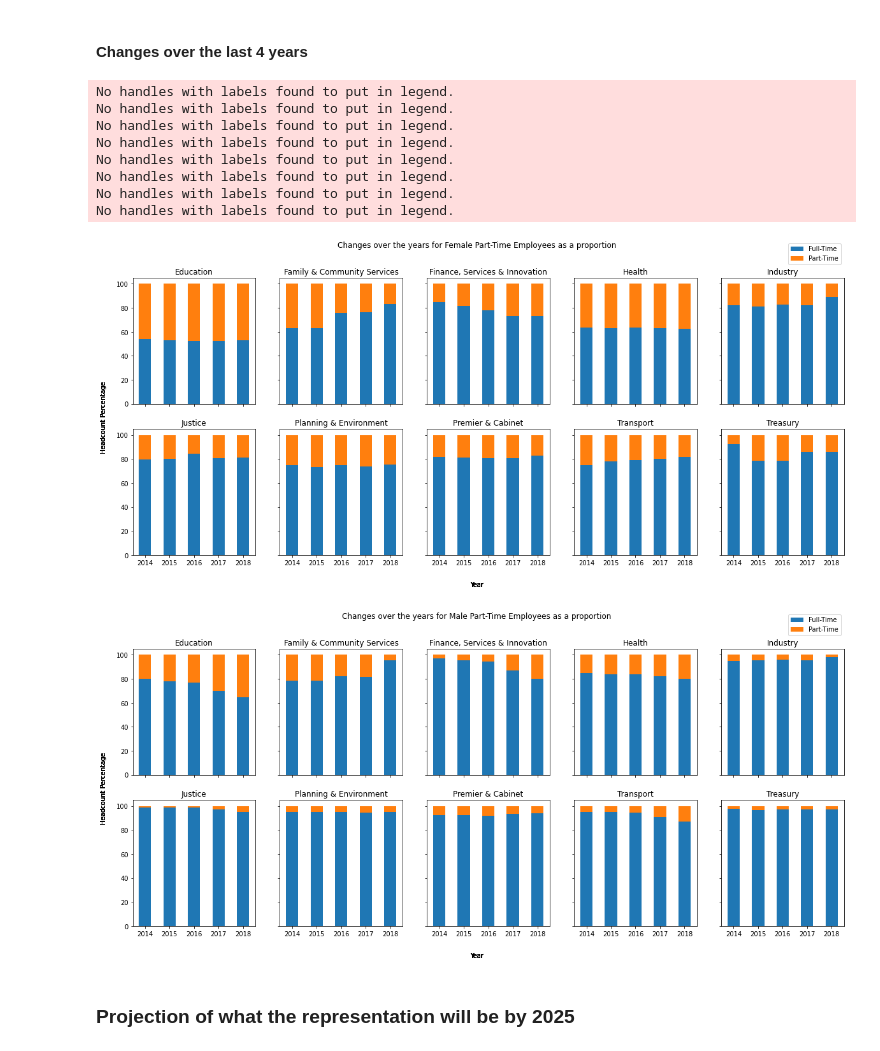
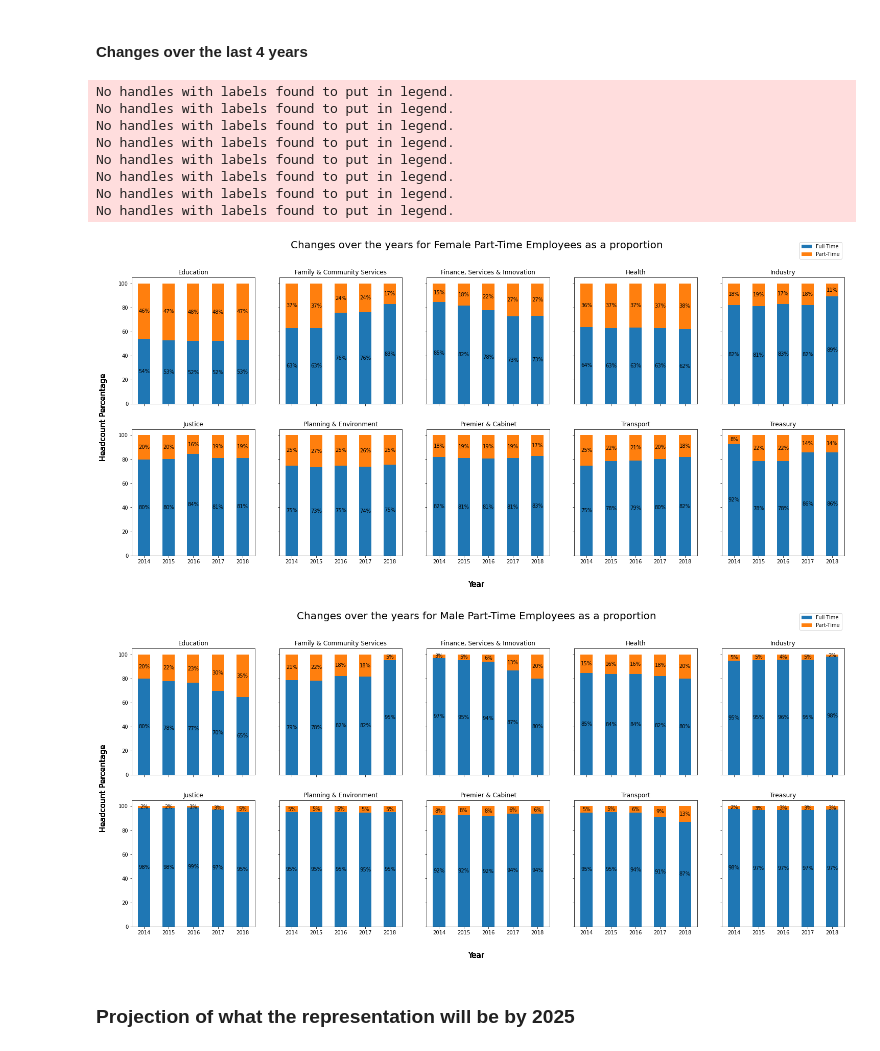
Before and after one commit to reubenbf/virtual-intern-trial, a Jupyter notebook: NSW-Government/NSW_Gov_Data_Analysis.ipynb, the cells around one changed output. Cells and saved outputs as stored; diff of their text form; code cells hidden in the pictures.

```diff
--- a/NSW-Government/NSW_Gov_Data_Analysis.ipynb
+++ b/NSW-Government/NSW_Gov_Data_Analysis.ipynb
@@ -29,5 +35,5 @@ Required Microsoft Excel data file
 # %%
-wf_data = pd.read_excel('data.xlsx', header=[0,1,2], sheet_name='PT & FT Data Table')
+wf_data = pd.read_excel('data_analysis.xlsx', header=[0,1,2], sheet_name='PT & FT Data Table')
 wf_data.rename(columns={'Unnamed: 0_level_0':'','Unnamed: 0_level_1':'','Unnamed: 1_level_0':'','Unnamed: 1_level_1':''}, inplace=True)
 wf_data
 # %% [output]
@@ -176,0 +191,7 @@ wf_prop_sec.Female.plot.barh(stacked=True)
+# %%
+wf_prop_sec = wf_data.loc[92].groupby(level=[2,1]).sum().to_frame().T[['Male','Female']].reset_index(drop=True)
+temp = []
+for col in wf_prop_sec.columns.levels[0][-2:]:
+  temp.append(wf_prop_sec[col].apply(lambda r: r/r.sum()*100, axis=1).values.flatten().tolist())
+
+wf_prop_sec.loc[1]= sum(temp,[])
@@ -184,15 +221,15 @@ for col in temp.columns.levels[0]:
 wf_prop*=100
 # %%
 c = ["#006D2C","#74C476"]
-fig, ax = plt.subplots(1, 2,figsize=(20,8))
+
+ax = [None]*2
 for i, gen in enumerate(list(wf_prop.columns.levels[1])):
-  wf_prop.xs(gen, level=1, axis=1)[['Part-Time','Full-Time']].plot.bar(stacked=True, color=c, alpha=0.7, ax=ax[i], legend=False)
-
-ax[0].set_title("Male Part-Time Employees as a proportion", fontdict={'size':16})
-ax[1].set_title("Female Part-Time Employees as a proportion", fontdict={'size':16})
-
-ax[0].legend(bbox_to_anchor=(1, 1))
-
-for a in ax:
-  a.set_ylabel("Percentage")
+  ax[i] = wf_prop.xs(gen, level=1, axis=1)[['Part-Time','Full-Time']].plot.bar(stacked=True, color=c, alpha=0.7, ax=ax[i], legend=False, figsize=(11,6))
+  ax[i].set_title("{} Part-Time Employees as a proportion".format(gen), fontdict={'size':16})
+  ax[i].set_ylabel("Percentage")
+  for p in ax[i].patches:
+    width, height = p.get_width(), p.get_height()
+    x, y = p.get_xy()
+    ax[i].annotate('{}%'.format(int(round(height))), (x + 0.25, y + height/2),ha="center", va="center")
+  ax[i].legend(bbox_to_anchor=(1, 1))
 # %% [output]
@@ -209,28 +247,29 @@ wf_prop_yr*=100
 wf_prop_yr = wf_prop_yr.T.unstack(level=[2,1]).groupby(level=[1,0,2], axis=1).sum()
 # %%
 for i, gen in enumerate(list(wf_prop_yr.columns.levels[0])):
-  fig, ax = plt.subplots(2,5, figsize=(20,8),sharex=True, sharey=True)
+  fig, ax = plt.subplots(2,5, figsize=(25,10),sharex=True, sharey=True)
   ax = ax.flatten()
-  if i==0:
-    fig.suptitle("Changes over the years for Female Part-Time Employees as a proportion", fontdict={'size':20})
-  else:
-    fig.suptitle("Changes over the years for Male Part-Time Employees as a proportion", fontdict={'size':20})
+  fig.suptitle("Changes over the years for {} Part-Time Employees as a proportion".format(gen), fontsize=20)
   for j, cluster in enumerate(list(wf_prop_yr.columns.levels[1])):
     wf_prop_yr[gen][cluster].plot.bar(stacked=True, ax=ax[j], legend=False, title=cluster, rot=0)
+    for p in ax[j].patches:
+      width, height = p.get_width(), p.get_height()
+      x, y = p.get_xy()
+      ax[j].annotate('{}%'.format(int(round(height))), (x + 0.25, y + height/2),ha="center", va="center")
     ax[4].legend(bbox_to_anchor=(1, 1.3))
-    fig.text(0.5, 0.04, 'Year', ha='center')
-    fig.text(0.09, 0.5, 'Headcount Percentage', va='center', rotation='vertical')
+    fig.text(0.5, 0.04, 'Year', ha='center', fontdict={'size':15})
+    fig.text(0.09, 0.5, 'Headcount Percentage', va='center', rotation='vertical',fontdict={'size':15})
 # %% [output]
 No handles with labels found to put in legend.
 No handles with labels found to put in legend.
 No handles with labels found to put in legend.
 No handles with labels found to put in legend.
 No handles with labels found to put in legend.
 No handles with labels found to put in legend.
 No handles with labels found to put in legend.
 No handles with labels found to put in legend.
-[figure, old version]
+[figure, new version]
-[figure, old version]
+[figure, new version]
 # %% [markdown]
 ### Projection of what the representation will be by 2025
 # %% [markdown]
```
Also changed, not shown: parts of 13 cells of this notebook.
